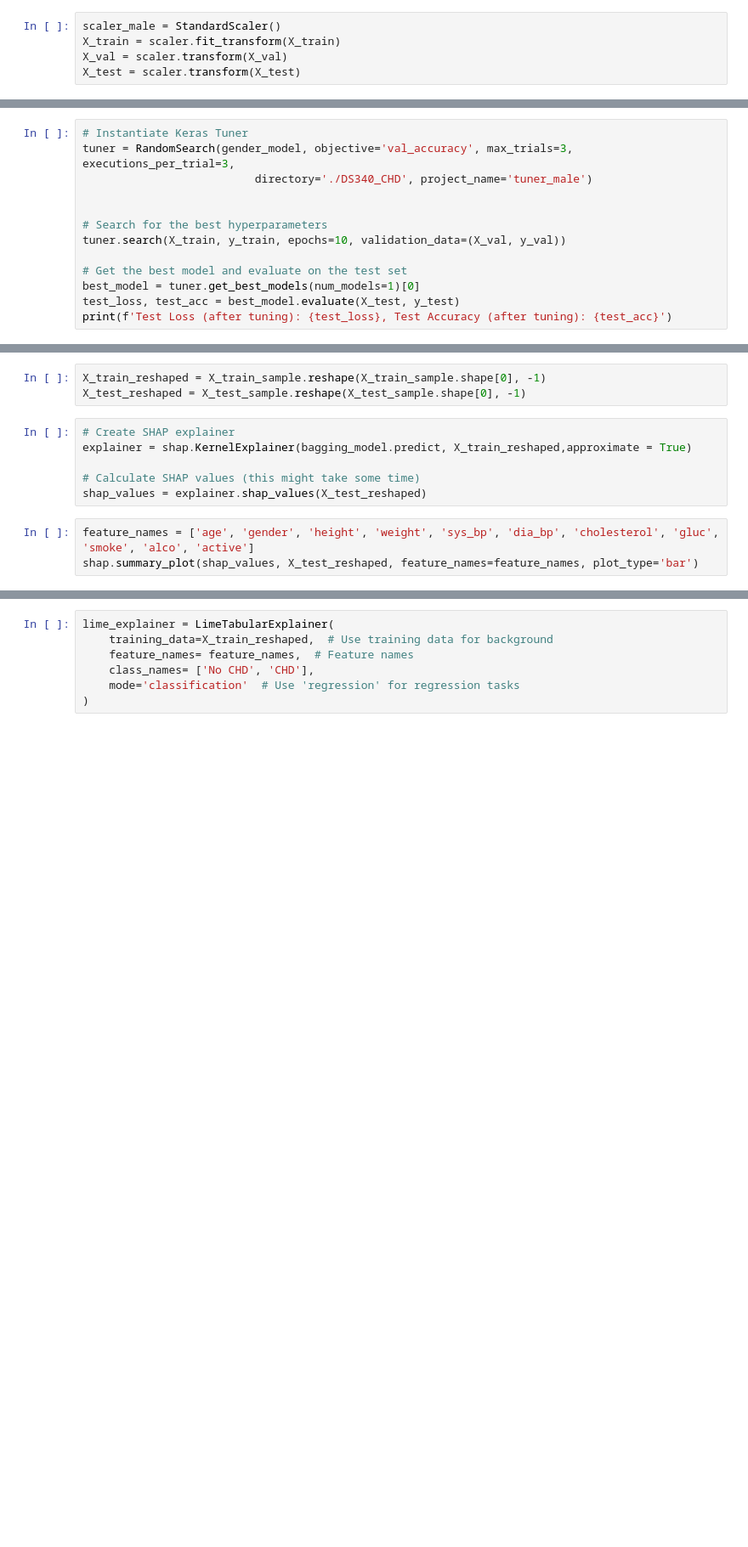
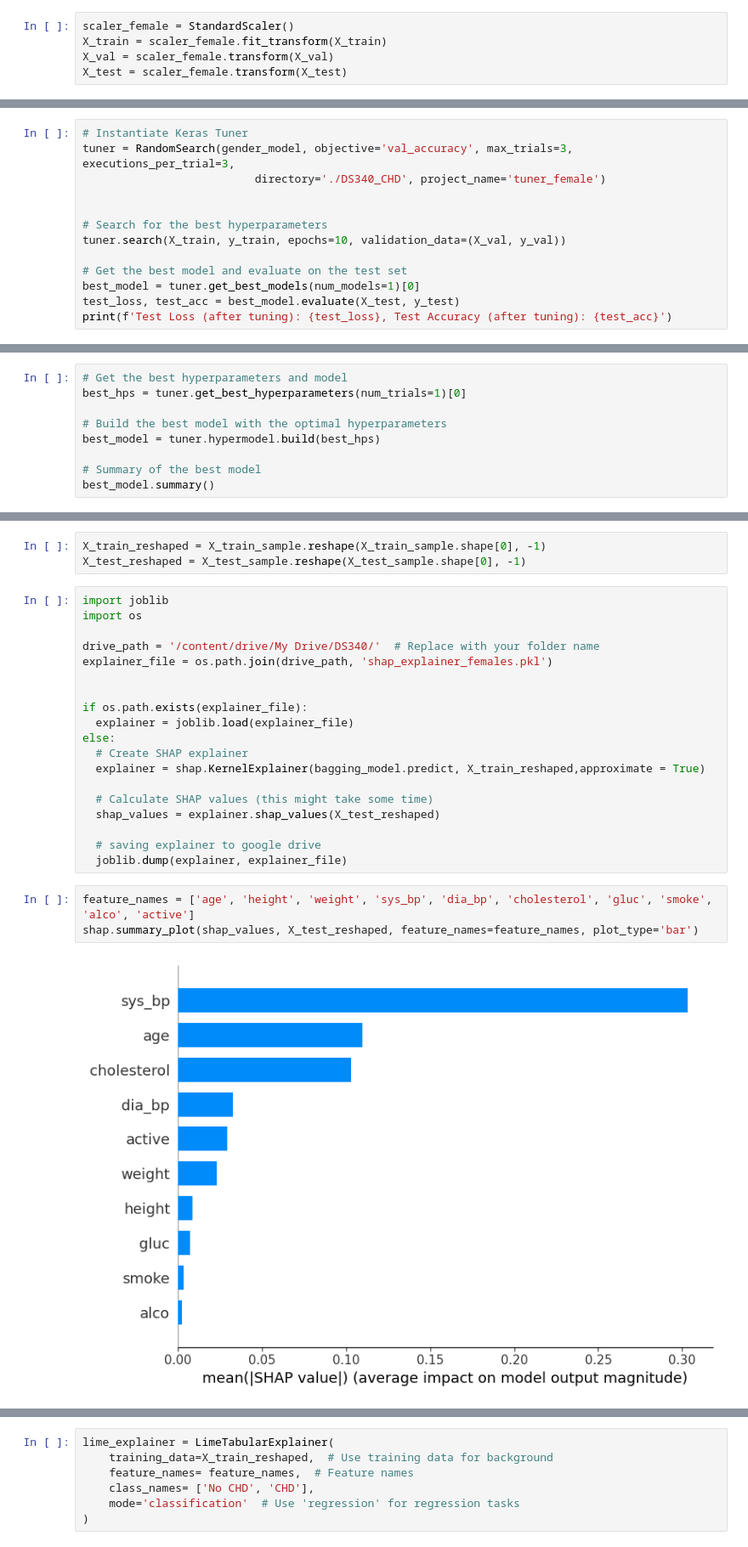
Before and after one commit to bradymiller2310/DS340_Project, a Jupyter notebook: CNN_bagging_females.ipynb, the cells around one changed output, grey strips where cells are left out. Shown at 85% size. Saved outputs shown, nothing was run; the diff lists cells and outputs as text; blank space fills up the shorter version.

Commit message:
Finished female code

```diff
--- a/CNN_bagging_females.ipynb
+++ b/CNN_bagging_females.ipynb
@@ -80,10 +106,10 @@ X_train_full, X_test, y_train_full, y_test = train_test_split(X_male, y_male, te
 # Split the training data into training and validation sets
 X_train, X_val, y_train, y_val = train_test_split(X_train_full, y_train_full, test_size=0.25, random_state=42, stratify=y_train_full)
 # %%
-scaler_male = StandardScaler()
-X_train = scaler.fit_transform(X_train)
-X_val = scaler.transform(X_val)
-X_test = scaler.transform(X_test)
+scaler_female = StandardScaler()
+X_train = scaler_female.fit_transform(X_train)
+X_val = scaler_female.transform(X_val)
+X_test = scaler_female.transform(X_test)
 # %%
 X_train = X_train.reshape(X_train.shape[0], X_train.shape[1], 1)
 X_val = X_val.reshape(X_val.shape[0], X_val.shape[1], 1)
@@ -91,7 +117,7 @@ X_test = X_test.reshape(X_test.shape[0], X_test.shape[1], 1)
 # %%
 # Instantiate Keras Tuner
 tuner = RandomSearch(gender_model, objective='val_accuracy', max_trials=3, executions_per_trial=3,
-                          directory='./DS340_CHD', project_name='tuner_male')
+                          directory='./DS340_CHD', project_name='tuner_female')
 
 
 # Search for the best hyperparameters
@@ -103,0 +138,9 @@ print(f'Test Loss (after tuning): {test_loss}, Test Accuracy (after tuning): {te
+# %%
+# Get the best hyperparameters and model
+best_hps = tuner.get_best_hyperparameters(num_trials=1)[0]
+
+# Build the best model with the optimal hyperparameters
+best_model = tuner.hypermodel.build(best_hps)
+
+# Summary of the best model
+best_model.summary()
@@ -133,11 +225,26 @@ X_test_sample = shap.sample(X_test, 50)
 X_train_reshaped = X_train_sample.reshape(X_train_sample.shape[0], -1)
 X_test_reshaped = X_test_sample.reshape(X_test_sample.shape[0], -1)
 # %%
-# Create SHAP explainer
-explainer = shap.KernelExplainer(bagging_model.predict, X_train_reshaped,approximate = True)
+import joblib
+import os
 
-# Calculate SHAP values (this might take some time)
-shap_values = explainer.shap_values(X_test_reshaped)
+drive_path = '/content/drive/My Drive/DS340/'  # Replace with your folder name
+explainer_file = os.path.join(drive_path, 'shap_explainer_females.pkl')
+
+
+if os.path.exists(explainer_file):
+  explainer = joblib.load(explainer_file)
+else:
+  # Create SHAP explainer
+  explainer = shap.KernelExplainer(bagging_model.predict, X_train_reshaped,approximate = True)
+
+  # Calculate SHAP values (this might take some time)
+  shap_values = explainer.shap_values(X_test_reshaped)
+
+  # saving explainer to google drive
+  joblib.dump(explainer, explainer_file)
 # %%
-feature_names = ['age', 'gender', 'height', 'weight', 'sys_bp', 'dia_bp', 'cholesterol', 'gluc', 'smoke', 'alco', 'active']
+feature_names = ['age', 'height', 'weight', 'sys_bp', 'dia_bp', 'cholesterol', 'gluc', 'smoke', 'alco', 'active']
 shap.summary_plot(shap_values, X_test_reshaped, feature_names=feature_names, plot_type='bar')
+# %% [output]
+[figure, added]
```
Also changed, not shown: parts of 13 cells of this notebook.
